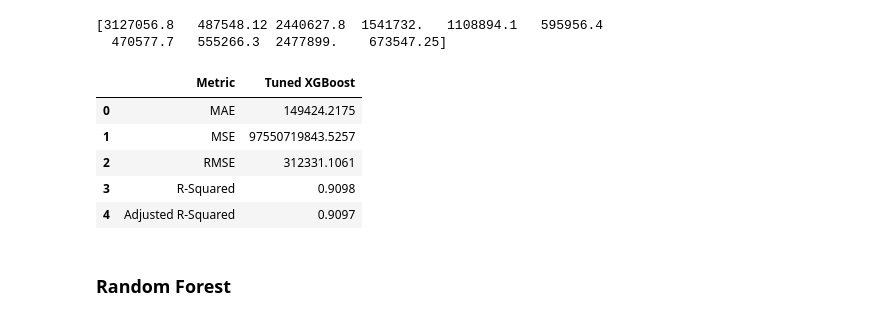
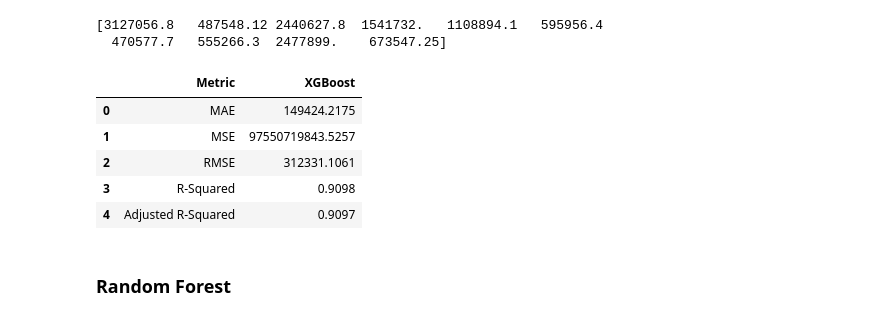
Before and after one commit to GanKaiFeng1999/Capstone_2, a Jupyter notebook: Capstone 2 Modelling.ipynb, the cells around one changed output. Saved outputs shown, nothing was run; the diff lists cells and outputs as text; code cells hidden in the pictures.

```diff
--- a/Capstone 2 Modelling.ipynb
+++ b/Capstone 2 Modelling.ipynb
@@ -122,20 +120,3 @@ def calculate_adjusted_r_squared(y_test, pred):
     return adjusted_r_squared
 # %% [markdown]
 ### XGBoost
-# %%
-# Find metrics for default XGBoost model
-
-from sklearn import metrics
-
-default_XGB = XGBRegressor(random_state=42)
-default_XGB.fit(x_train, y_train)
-pred = default_XGB.predict(x_test)
-default_XGB_metrics = pd.DataFrame ({'Metric':
-['MAE', 'MSE', 'RMSE', 'R-Squared', 'Adjusted R-Squared'],
-'Default XGBoost':
-[metrics.mean_absolute_error(y_test, pred),
-metrics.mean_squared_error (y_test, pred),
-np.sqrt (metrics.mean_squared_error (y_test, pred)),
-metrics.explained_variance_score (y_test, pred),
-calculate_adjusted_r_squared(y_test, pred)]})
-default_XGB_metrics
@@ -189,7 +180,7 @@ Best parameters set:
 # %%
 # Build XGBoost model
 
-tuned_XGB = XGBRegressor(
+XGB_model = XGBRegressor(
     random_state=42,
     colsample_bytree=0.7,
     learning_rate=0.03,
@@ -201,7 +192,7 @@ tuned_XGB = XGBRegressor(
     subsample=0.7
 )
 
-tuned_XGB.fit(x_train, y_train)
+XGB_model.fit(x_train, y_train)
 # %% [output]
 XGBRegressor(base_score=None, booster=None, callbacks=None,
              colsample_bylevel=None, colsample_bynode=None,
@@ -217,7 +208,7 @@ XGBRegressor(base_score=None, booster=None, callbacks=None,
 # %%
 # Generate predictions
 
-pred = tuned_XGB.predict(x_test)
+pred = XGB_model.predict(x_test)
 print(pred[:10])
 # %% [output]
 [3127056.8   487548.12 2440627.8  1541732.   1108894.1   595956.4
@@ -225,18 +216,18 @@ print(pred[:10])
 # %%
 # Find metrics
 from sklearn import metrics
 
-tuned_XGB_metrics = pd.DataFrame ({'Metric':
+XGB_metrics = pd.DataFrame ({'Metric':
 ['MAE', 'MSE', 'RMSE', 'R-Squared', 'Adjusted R-Squared'],
-'Tuned XGBoost':
+'XGBoost':
 [metrics.mean_absolute_error(y_test, pred),
 metrics.mean_squared_error (y_test, pred),
 np.sqrt (metrics.mean_squared_error (y_test, pred)),
 metrics.explained_variance_score (y_test, pred),
 calculate_adjusted_r_squared(y_test, pred)]})
-tuned_XGB_metrics
+XGB_metrics
 # %% [output]
-|  | Metric | Tuned XGBoost |
+|  | Metric | XGBoost |
 | 0 | MAE | 149424.2175 |
 | 1 | MSE | 97550719843.5257 |
 | 2 | RMSE | 312331.1061 |
```
Also changed, not shown: parts of 23 cells of this notebook, 3 other files.
